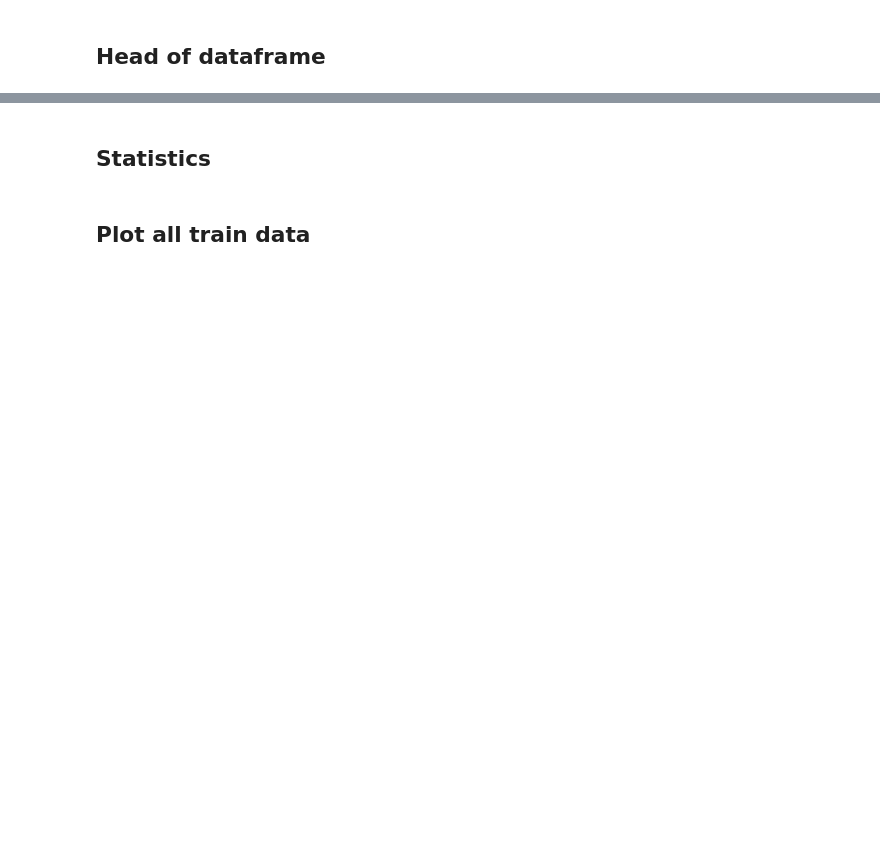
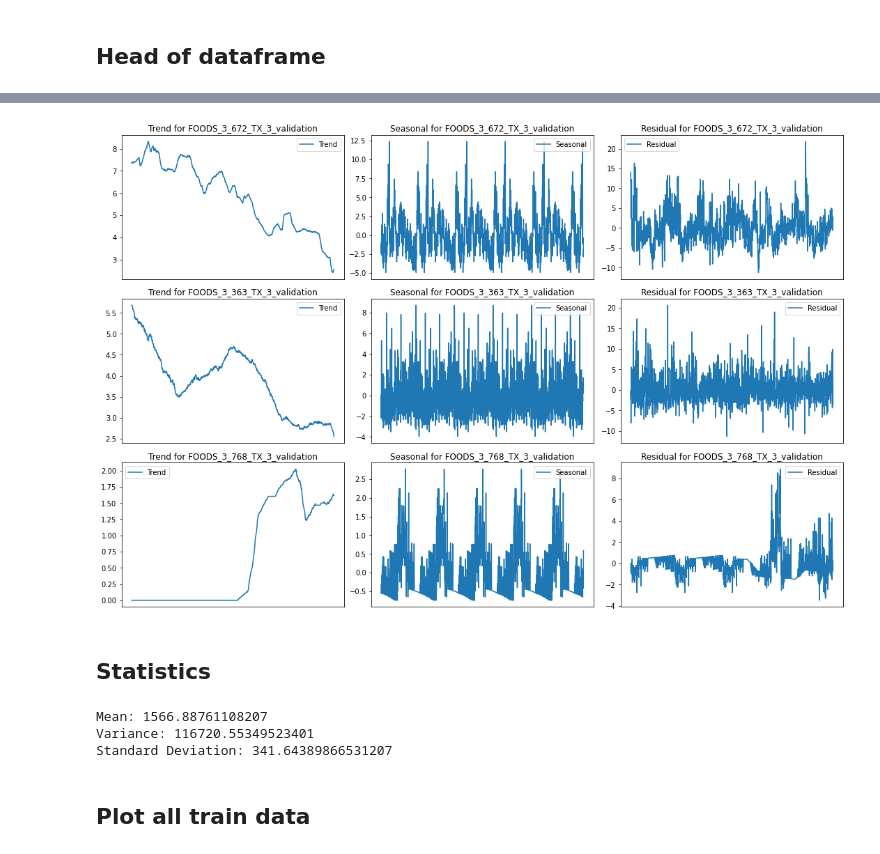
Before and after one commit to Pebeirao/SalesPredictionProject, a Jupyter notebook: eda.ipynb, the cells around one changed output, grey strips where cells are left out. Saved outputs shown, nothing was run; the diff lists cells and outputs as text; code cells hidden in the pictures; blank space fills up the shorter version.

```diff
--- a/eda.ipynb
+++ b/eda.ipynb
@@ -75,0 +144,3 @@ df.head()
+# %%
+df = sales_train_validation
+df.head()
@@ -76,3 +156,47 @@ df.head()
+# %%
+import pandas as pd
+import matplotlib.pyplot as plt
+from statsmodels.tsa.seasonal import seasonal_decompose
+import random
+
+# Transpose the data to have items as rows and days as columns
+sales_data_transposed = df.iloc[:, 1:].T
+
+# Select 3 random items
+random_items = random.sample(sales_data_transposed.columns.tolist(), 3)
+
+# Plot the overall trend, seasonal, and residual components for the selected items
+plt.figure(figsize=(15, 10))
+
+for item in random_items:
+    item_series = sales_data_transposed[item]
+
+    # Decompose the time series into trend, seasonal, and residual components
+    result = seasonal_decompose(item_series, model='additive', period=365)
+
+    # Plot the components
+    plt.subplot(3, 3, 3 * random_items.index(item) + 1)
+    plt.plot(result.trend, label='Trend')
+    plt.title(f'Trend for {item}')
+    plt.legend()
+    plt.xticks([])
+
+    plt.subplot(3, 3, 3 * random_items.index(item) + 2)
+    plt.plot(result.seasonal, label='Seasonal')
+    plt.title(f'Seasonal for {item}')
+    plt.legend()
+    plt.xticks([])
+
+    plt.subplot(3, 3, 3 * random_items.index(item) + 3)
+    plt.plot(result.resid, label='Residual')
+    plt.title(f'Residual for {item}')
+    plt.legend()
+    plt.xticks([])
+
+plt.tight_layout()
+plt.show()
+# %% [output]
+[figure, added]
 # %% [markdown]
 ## Statistics
 # %%
@@ -83,6 +207,10 @@ var = np.var(df['sales'])
 print(f"Mean: {mean}")
 print(f"Variance: {var}")
 print(f"Standard Deviation: {std}")
+# %% [output]
+Mean: 1566.88761108207
+Variance: 116720.55349523401
+Standard Deviation: 341.64389866531207
 # %% [markdown]
 ## Plot all train data
 # %%
```
Also changed, not shown: parts of 9 cells of this notebook.
